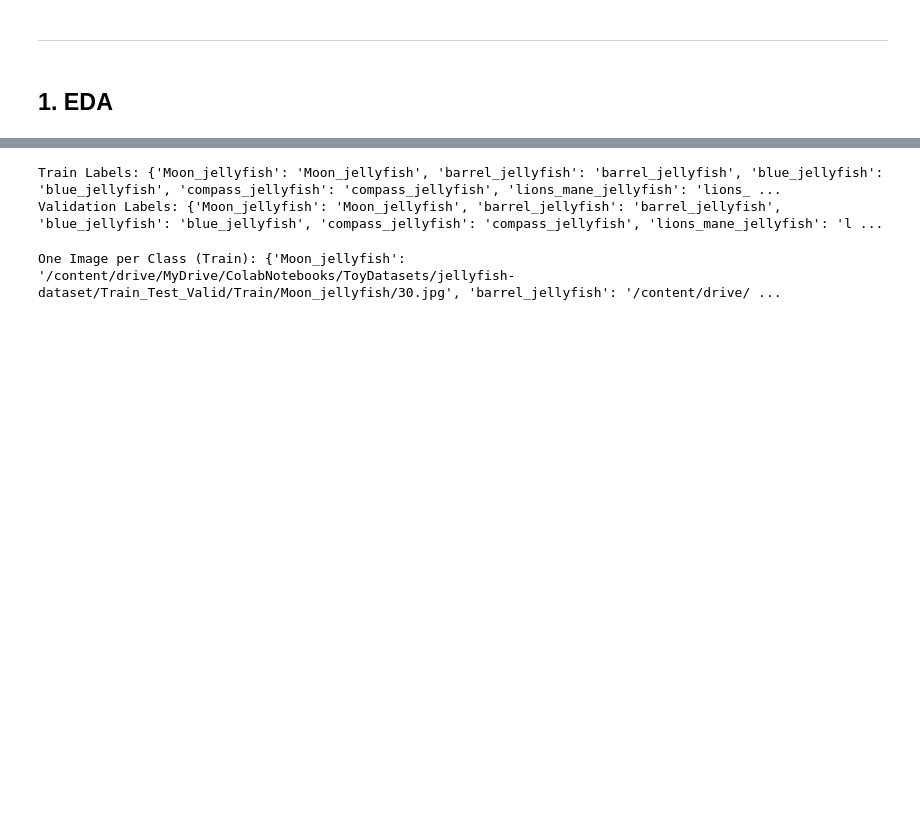
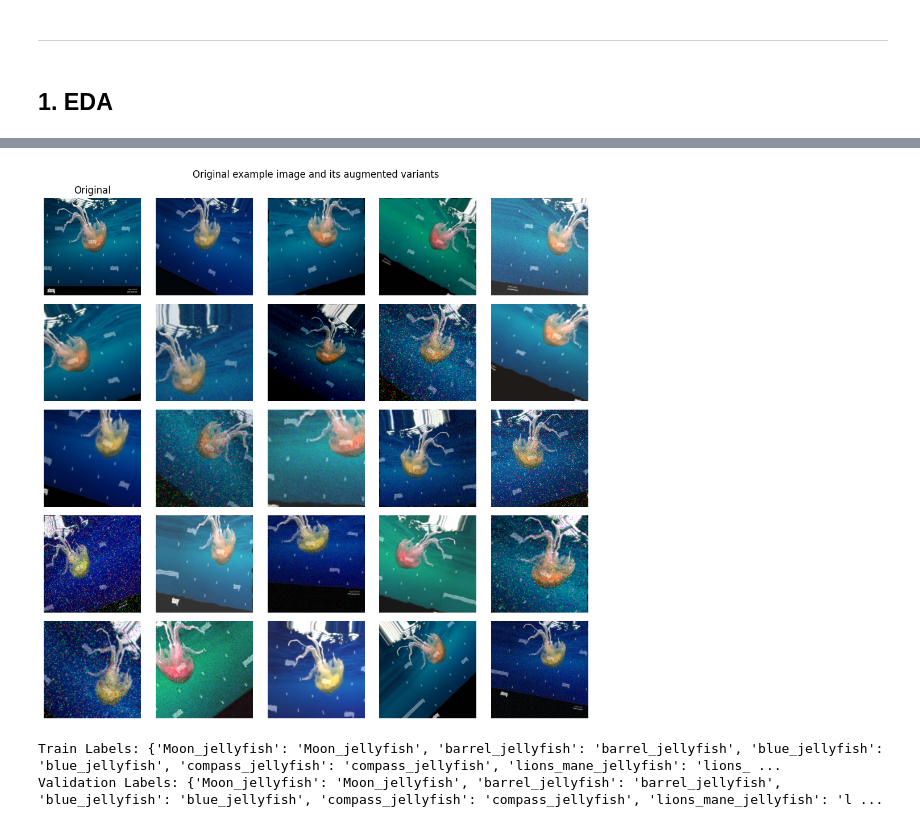
Before and after one commit to kwisetree/AIFFEL_quest_cr-8, a Jupyter notebook: DLthon/DLThon_jellyfish_wip.ipynb, the cells around one changed output, grey strips where cells are left out. Drawn from its saved outputs; the diff is of its cells as text; code cells hidden in the pictures; blank space fills up the shorter version.

```diff
--- a/DLthon/DLThon_jellyfish_wip.ipynb
+++ b/DLthon/DLThon_jellyfish_wip.ipynb
@@ -210,3 +911,45 @@ plt.show()
+# %%
+# 증강 파이프라인 생성
+augmentation_transforms = AugmentationManager.create_train_augmentation(
+    rotation_range=40,          # -40도 +40도 사이에서 무작위 회전
+    width_shift_range=0.2,      # 이미지 가로 방향으로 원본 너비의 20%까지 무작위 이동
+    height_shift_range=0.2,     # 이미지 세로 방향으로 원본 높이의 20%까지 무작위 이동
+    zoom_range=0.2,             # 이미지를 0.8배에서 1.2배 사이로 무작위 확대/축소
+    horizontal_flip=True        # 이미지 좌우 반전
+    # brightness_range=(0.8, 1.2),
+    # contrast_range=(0.8, 1.2)
+
+)
+# %%
+# 증강 이미지 확인하기
+# 랜덤 이미지 선택 및 증강
+image = X_train[np.random.randint(len(X_train))]
+augs = apply_augmentation(image, augmentation_transforms, num_samples=24)
+
+# 시각화
+fig, axes = plt.subplots(5, 5, figsize=(10, 10))
+fig.suptitle('Original example image and its augmented variants')
+
+for i, ax in enumerate(axes.ravel()):
+    ax.axis('off')
+    if i == 0:
+        # 원본 이미지 표시
+        if len(image.shape) == 3 and image.shape[2] == 3:
+            ax.imshow(image)  # 컬러 이미지
+        else:
+            ax.imshow(image, cmap='Greys')  # 흑백 이미지
+        ax.set_title('Original')
+    elif i-1 < len(augs):
+        # 증강된 이미지 표시
+        if len(augs[i-1].shape) == 3 and augs[i-1].shape[2] == 3:
+            ax.imshow(augs[i-1])  # 컬러 이미지
+        else:
+            ax.imshow(augs[i-1], cmap='Greys')  # 흑백 이미지
+
+plt.tight_layout()
+plt.show()
+# %% [output]
+[figure, added]
 # %%
 def get_class_labels(data_path):
   """
@@ -234,29 +977,3 @@ print("Validation Labels:", val_labels)
 # %% [output]
 Train Labels: {'Moon_jellyfish': 'Moon_jellyfish', 'barrel_jellyfish': 'barrel_jellyfish', 'blue_jellyfish': 'blue_jellyfish', 'compass_jellyfish': 'compass_jellyfish', 'lions_mane_jellyfish': 'lions_ ...
 Validation Labels: {'Moon_jellyfish': 'Moon_jellyfish', 'barrel_jellyfish': 'barrel_jellyfish', 'blue_jellyfish': 'blue_jellyfish', 'compass_jellyfish': 'compass_jellyfish', 'lions_mane_jellyfish': 'l ...
-# %%
-def get_one_image_per_class(data_path, class_labels):
-  """
-  Extracts one image per class from the data directory.
-
-  Args:
-    data_path: Path to the data directory.
-    class_labels: A dictionary mapping class labels to directory names.
-
-  Returns:
-    A dictionary mapping class labels to the path of a single image for that class.
-  """
-  one_image_per_class = {}
-  for class_label, dir_name in class_labels.items():
-    class_dir = os.path.join(data_path, dir_name)
-    image_files = [f for f in os.listdir(class_dir) if f.endswith(('.jpg', '.png', '.jpeg'))]
-    if image_files:  # Check if there are any images in the class directory
-      one_image_per_class[class_label] = os.path.join(class_dir, random.choice(image_files))
-  return one_image_per_class
-
-# Get one image per class from the training data
-one_image_per_class_train = get_one_image_per_class(train_path, train_labels)
-
-print("One Image per Class (Train):", one_image_per_class_train)
-# %% [output]
-One Image per Class (Train): {'Moon_jellyfish': '/content/drive/MyDrive/ColabNotebooks/ToyDatasets/jellyfish-dataset/Train_Test_Valid/Train/Moon_jellyfish/30.jpg', 'barrel_jellyfish': '/content/drive/ ...
```
Also changed, not shown: parts of 31 cells of this notebook.
